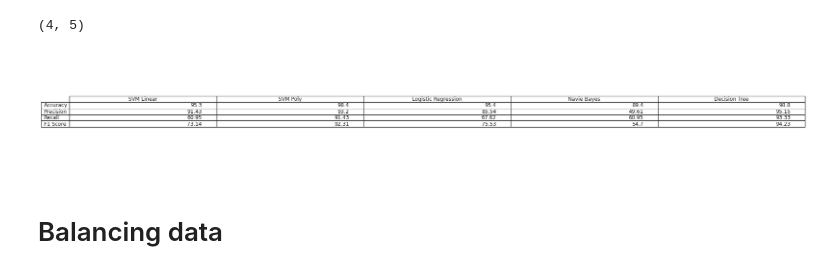
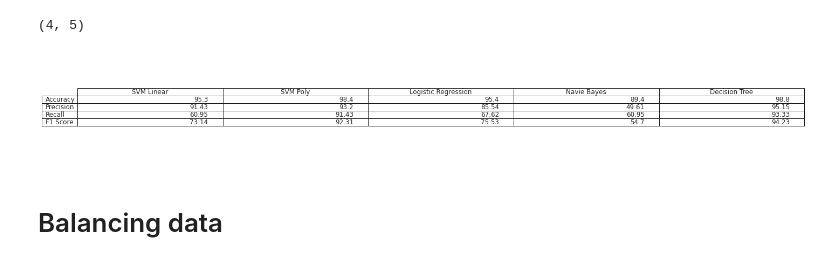
Before and after one commit to susannoo123/CS115, a Jupyter notebook: SVM_final.ipynb, the cells around one changed output. Saved outputs shown, nothing was run; the diff lists cells and outputs as text; code cells hidden in the pictures.

```diff
--- a/SVM_final.ipynb
+++ b/SVM_final.ipynb
@@ -501,25 +512,25 @@ def PlotBarAccuracy(plot_list,name):
       plt.annotate(str(plot_list[i]), xy=(algo_name[i],plot_list[i]), ha='center', va='bottom')
   plt.show()
 # %%
-accuracy_list = cal_score('Accuracy')
+accuracy_list = cal_score('Accuracy',y_pred_list)
 # %%
 PlotBarAccuracy(accuracy_list,'Accuracy')
 # %% [output]
 [figure]
 # %%
-precision_list = cal_score('precision')
+precision_list = cal_score('precision',y_pred_list)
 # %%
 PlotBarAccuracy(precision_list,'Precision')
 # %% [output]
 [figure]
 # %%
-recall_list = cal_score('recall')
+recall_list = cal_score('recall',y_pred_list)
 # %%
 PlotBarAccuracy(recall_list,'Recall')
 # %% [output]
 [figure]
 # %%
-f1_list = cal_score('f1 score')
+f1_list = cal_score('f1 score',y_pred_list)
 # %%
 PlotBarAccuracy(f1_list,'F1')
 # %% [output]
@@ -532,20 +543,20 @@ tableData.shape
 # %%
 columns = ['SVM Linear', 'SVM Poly', 'Logistic Regression', 'Navie Bayes', 'Decision Tree']
 rowLabels = ['Accuracy','Precision','Recall','F1 Score']
 
-fig = plt.figure(figsize=(25,4))
+fig = plt.figure(figsize=(20,3))
 # hide axes
 fig.patch.set_visible(True)
 plt.axis('off')
 plt.axis('tight')
 plt.table(cellText=tableData,
                       rowLabels=rowLabels,
                       colLabels=columns,loc='center')
 fig.tight_layout()
 plt.savefig('table.png')
 plt.show()
 # %% [output]
-[figure, old version]
+[figure, new version]
 # %% [markdown]
 # Balancing data
 # %%
```
Also changed, not shown: parts of 27 cells of this notebook.
